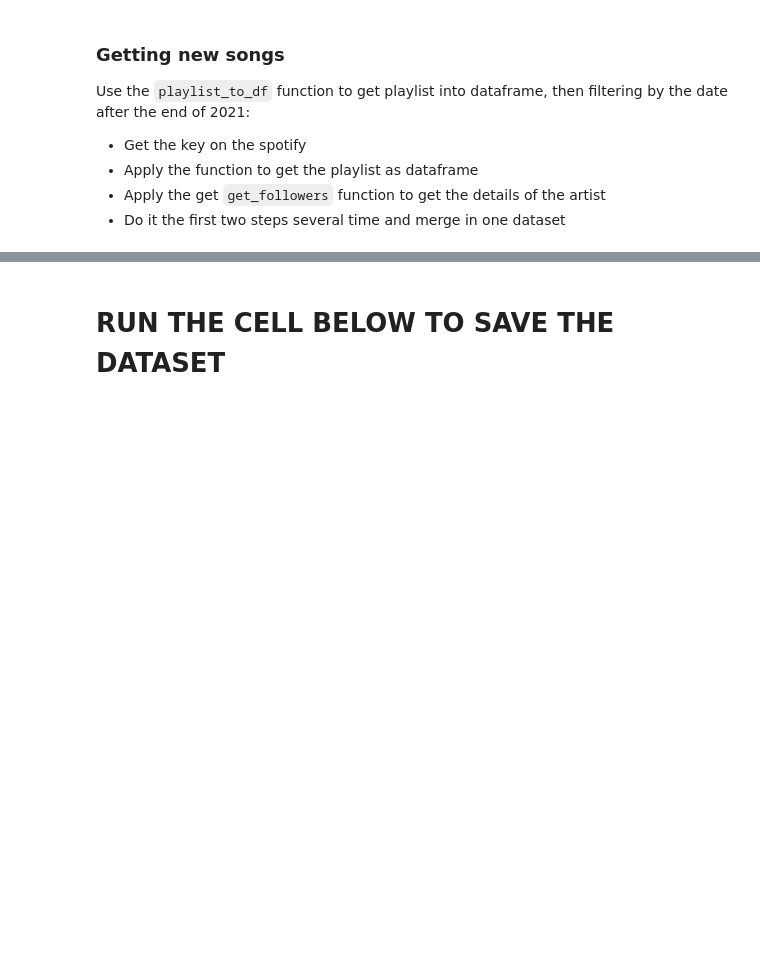
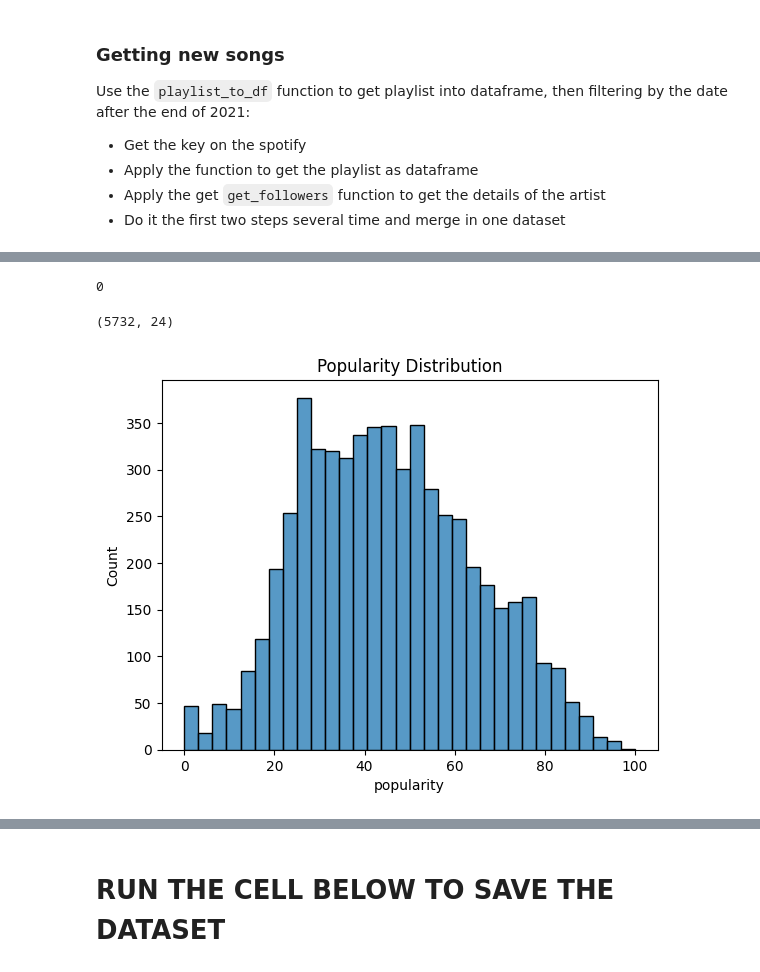
Before and after one commit to dmassonfr/Spotify_hit_predictor, a Jupyter notebook: notebooks/API_function_dataset.ipynb, the cells around one changed output, grey strips where cells are left out. Cells and saved outputs as stored; diff of their text form; code cells hidden in the pictures; blank space fills up the shorter version.

Commit message:
Almost 6000 songs collected using api

```diff
--- a/notebooks/API_function_dataset.ipynb
+++ b/notebooks/API_function_dataset.ipynb
@@ -134,5 +187,6 @@ Use the `playlist_to_df` function to get playlist into dataframe, then filtering
 * Apply the get `get_followers` function to get the details of the artist
 * Do it the first two steps several time and merge in one dataset
 # %%
-df = playlist_to_df('37i9dQZF1DWY4xHQp97fN6')
+# Get the play list with playlist_to_df
+df = playlist_to_df('37i9dQZF1DWWY64wDtewQt')
 # %%
@@ -160,2 +209,0 @@ df
-# %%
-df = get_followers(df)
@@ -164,2 +210,3 @@ KeyboardInterrupt:
 # %%
-df.shape
+# Fetch API with console_api function
+follower = console_api(df)
@@ -166,4 +245,18 @@ df.shape
 # %%
-data = data.merge(df, on=[col for col in df.columns], how='outer').drop_duplicates()
+# Merge dataframe with the main one dropping any duplicated song
+data = data.merge(follower, on=[col for col in data.columns], how='outer').drop_duplicates()
+# %%
+# Chcck if it worked
+data.duplicated().sum()
+# %% [output]
+0
+# %%
+data.shape
+# %% [output]
+(5732, 24)
 # %%
-data['popularity'].plot.hist(bins=30)
+# Distribution of the popularity
+sns.histplot(data['popularity'])
+plt.title('Popularity Distribution');
+# %% [output]
+[figure, added]
```
Also changed, not shown: parts of 26 cells of this notebook.
